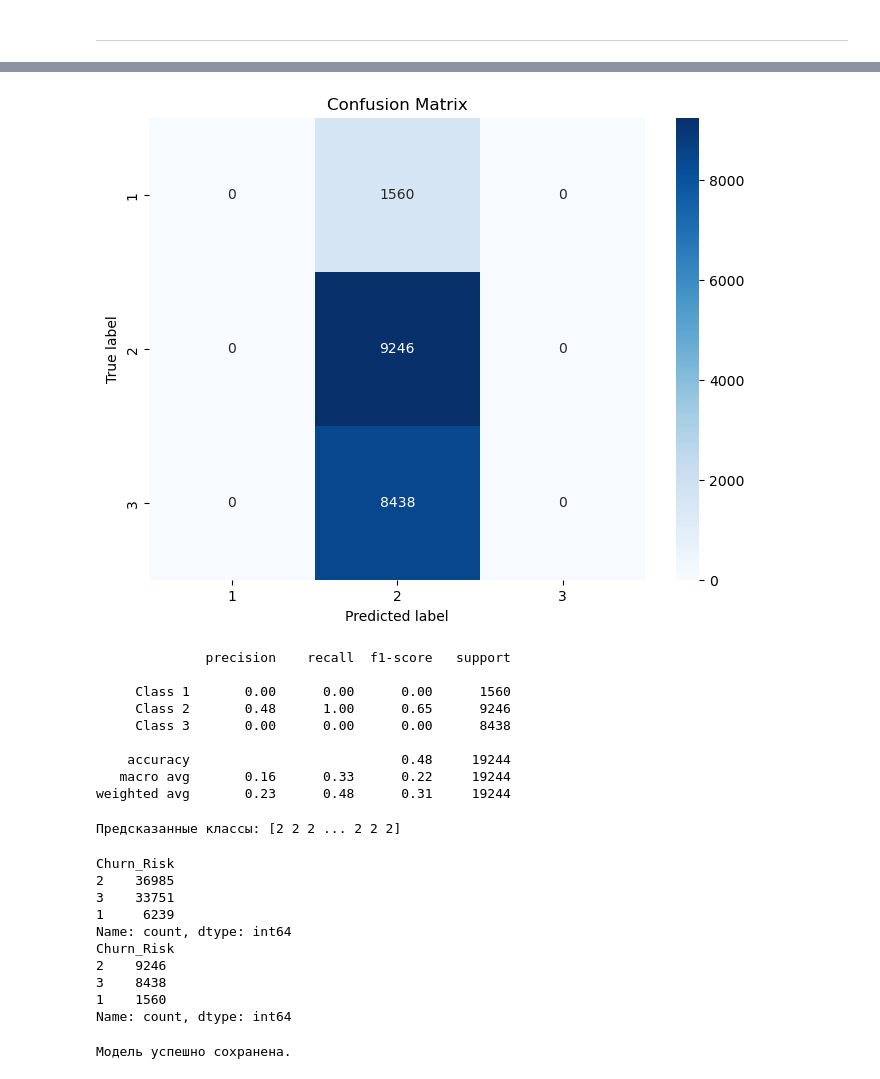
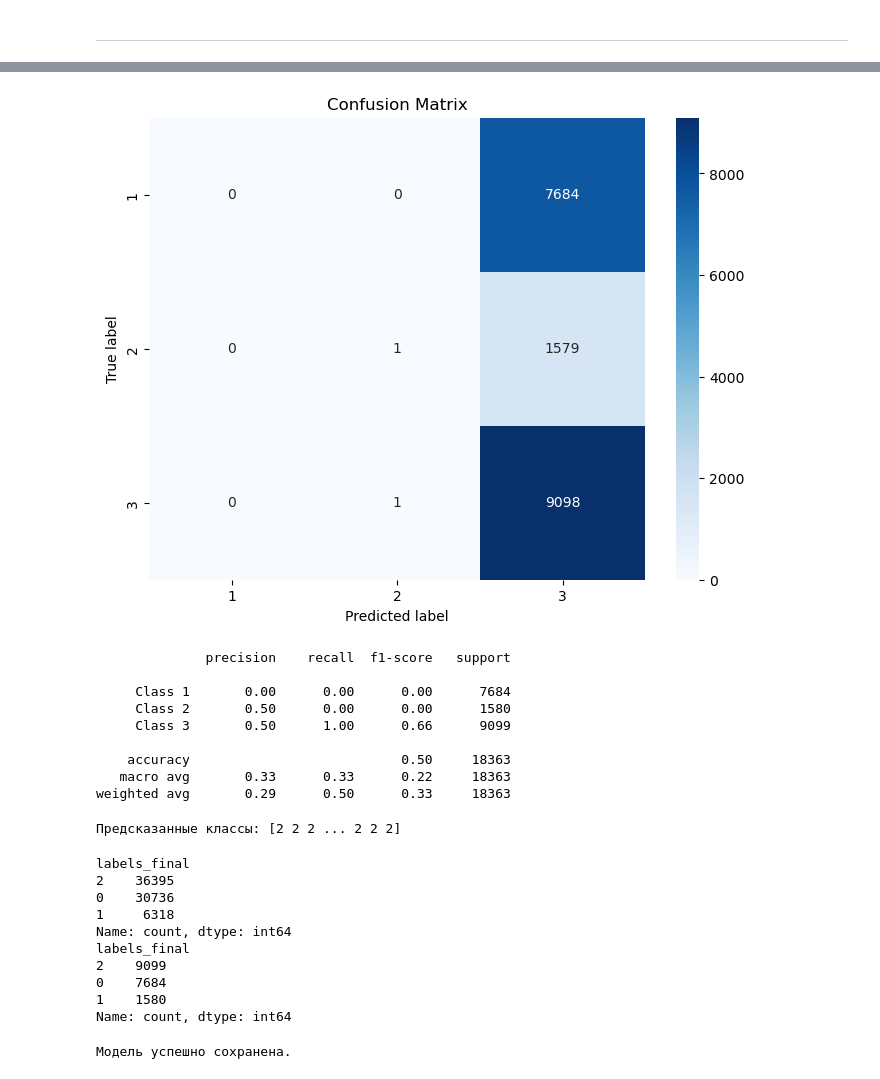
Before and after one commit to alexkondrashov7/-hackathon_2025_mipt, a Jupyter notebook: research/classificator.ipynb, the cells around one changed output, grey strips where cells are left out. Saved outputs shown, nothing was run; the diff lists cells and outputs as text; code cells hidden in the pictures.

```diff
--- a/research/classificator.ipynb
+++ b/research/classificator.ipynb
@@ -69,6 +69,6 @@ def main_pipeline():
 # %%
 data = main_pipeline()
 # %%
-labels = pd.read_csv("./labels/rfm.csv")
+labels = pd.read_csv("./labels/combo_clust.csv")
 labels.head()
 # %% [output]
@@ -81,4 +81,4 @@ labels.head()
 # %%
-labels = labels[["customer_unique_id", "Churn_Risk"]]
+labels = labels[["customer_unique_id", "labels_final"]]
 labels.head()
 # %% [output]
@@ -206,7 +206,7 @@ cat_columns = ["customer_city", "most_frequent_product_category"]
 
 # Разделение на X и y
 X = clients_data_labeled[num_columns + cat_columns]
-y = clients_data_labeled["Churn_Risk"]
+y = clients_data_labeled["labels_final"]
 
 X_scaled = scaler.fit_transform(X[num_columns])
 X_city = label_encoder_city.fit_transform(X["customer_city"])
@@ -305,6 +303,8 @@ Accuracy: 0.60
 # %%
 X_train, X_test, y_train, y_test = train_test_split(
     X_joined, y, test_size=0.2, stratify=y, random_state=42)
+# %%
+y_weights = y.value_counts().to_dict()
 # %%
 import torch
 import torch.nn as nn
@@ -350,7 +350,7 @@ print(f"Using device: {device}")
 model = SimpleClassifier(input_size, hidden_size, num_classes).to(device)
 
 # Инициализация функции потерь и оптимизатора
-class_counts = [7799, 46231, 42189]
+class_counts = [y_weights[0], y_weights[1], y_weights[2]]
 total_samples = sum(class_counts)
 weights = torch.tensor([total_samples / count for count in class_counts])
 weights = weights / weights.sum()
@@ -359,7 +359,7 @@ weights = weights.to(device)
 loss_fn = nn.CrossEntropyLoss(weight=weights)
 optimizer = optim.Adam(model.parameters(), lr=0.01)
 
-num_epochs = 10
+num_epochs = 50
 for epoch in range(num_epochs):
     for batch_X, batch_y in dataloader:
         batch_X, batch_y = batch_X.to(device), batch_y.to(device)
@@ -424,13 +425,13 @@ Confusion Matrix:
-[figure, old version]
+[figure, new version]
               precision    recall  f1-score   support
 
-     Class 1       0.00      0.00      0.00      1560
-     Class 2       0.48      1.00      0.65      9246
-     Class 3       0.00      0.00      0.00      8438
+     Class 1       0.00      0.00      0.00      7684
+     Class 2       0.50      0.00      0.00      1580
+     Class 3       0.50      1.00      0.66      9099
 
-    accuracy                           0.48     19244
-   macro avg       0.16      0.33      0.22     19244
-weighted avg       0.23      0.48      0.31     19244
+    accuracy                           0.50     18363
+   macro avg       0.33      0.33      0.22     18363
+weighted avg       0.29      0.50      0.33     18363
 # %%
 print("Предсказанные классы:", predicted_classes.cpu().numpy())
 # %% [output]
@@ -439,15 +440,15 @@ print("Предсказанные классы:", predicted_classes.cpu().numpy(
 print(y_train.value_counts())
 print(y_test.value_counts())
 # %% [output]
-Churn_Risk
-2    36985
-3    33751
-1     6239
+labels_final
+2    36395
+0    30736
+1     6318
 Name: count, dtype: int64
-Churn_Risk
-2    9246
-3    8438
-1    1560
+labels_final
+2    9099
+0    7684
+1    1580
 Name: count, dtype: int64
 # %%
 # Сохранение модели
```
Also changed, not shown: parts of 12 cells of this notebook.
